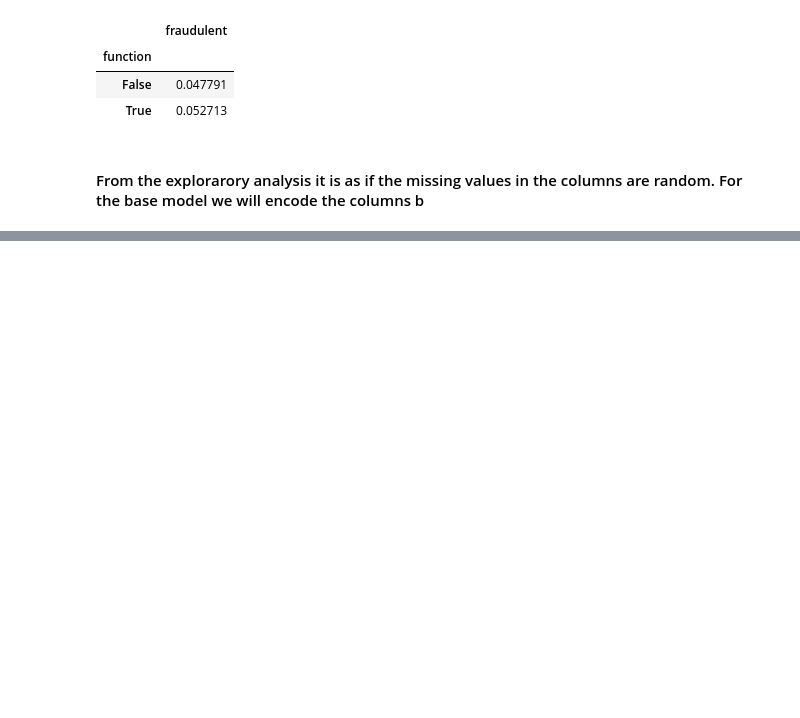
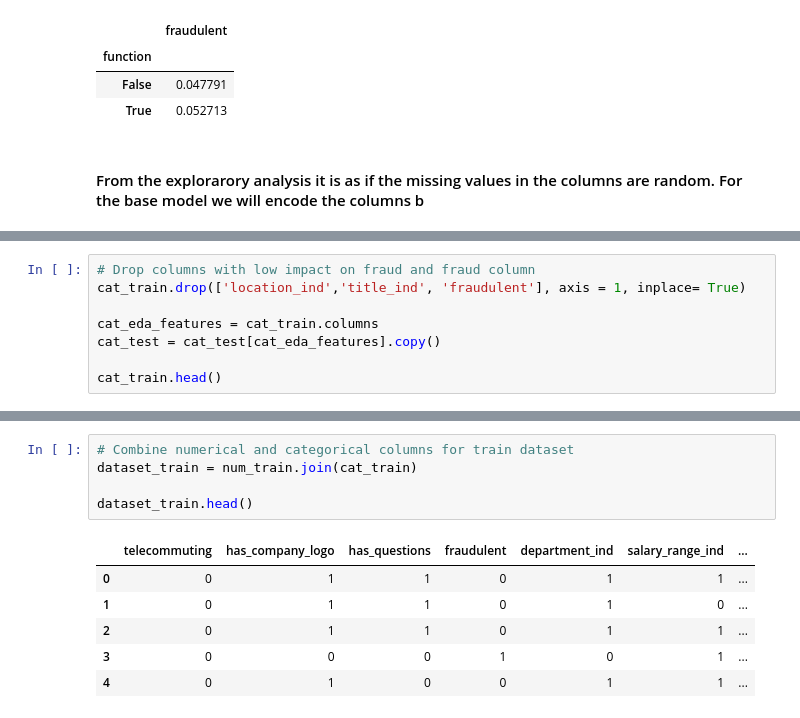
Before and after one commit to obeabi/SdsNovember2020Challenge, a Jupyter notebook: Main_v1.ipynb, the cells around one changed output, grey strips where cells are left out. Drawn from its saved outputs; the diff is of its cells as text; blank space fills up the shorter version.

```diff
--- a/Main_v1.ipynb
+++ b/Main_v1.ipynb
@@ -635,0 +663,8 @@ cat_train.location.str('')
+# %%
+# Drop columns with low impact on fraud and fraud column
+cat_train.drop(['location_ind','title_ind', 'fraudulent'], axis = 1, inplace= True)
+
+cat_eda_features = cat_train.columns
+cat_test = cat_test[cat_eda_features].copy()
+
+cat_train.head()
@@ -635,0 +678,12 @@ cat_train.location.str('')
+# %%
+# Combine numerical and categorical columns for train dataset
+dataset_train = num_train.join(cat_train)
+
+dataset_train.head()
+# %% [output]
+|  | telecommuting | has_company_logo | has_questions | fraudulent | department_ind | salary_range_ind | ... |
+| 0 | 0 | 1 | 1 | 0 | 1 | 1 | ... |
+| 1 | 0 | 1 | 1 | 0 | 1 | 0 | ... |
+| 2 | 0 | 1 | 1 | 0 | 1 | 1 | ... |
+| 3 | 0 | 0 | 0 | 1 | 0 | 1 | ... |
+| 4 | 0 | 1 | 0 | 0 | 1 | 1 | ... |
```
Also changed, not shown: parts of 24 cells of this notebook.
